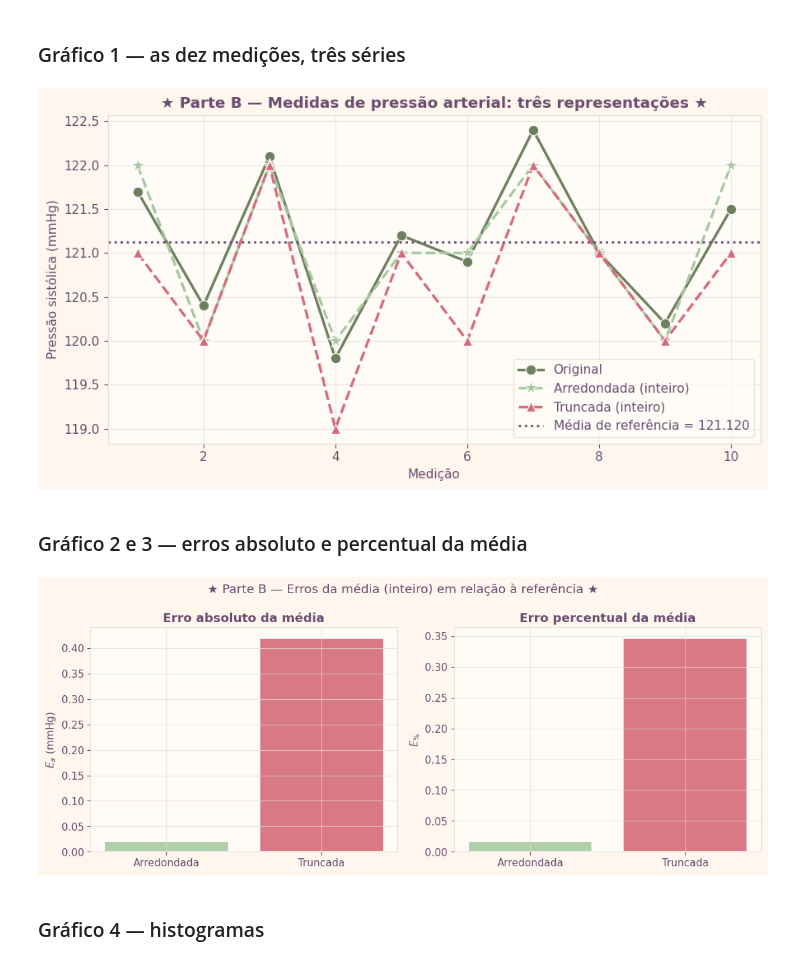
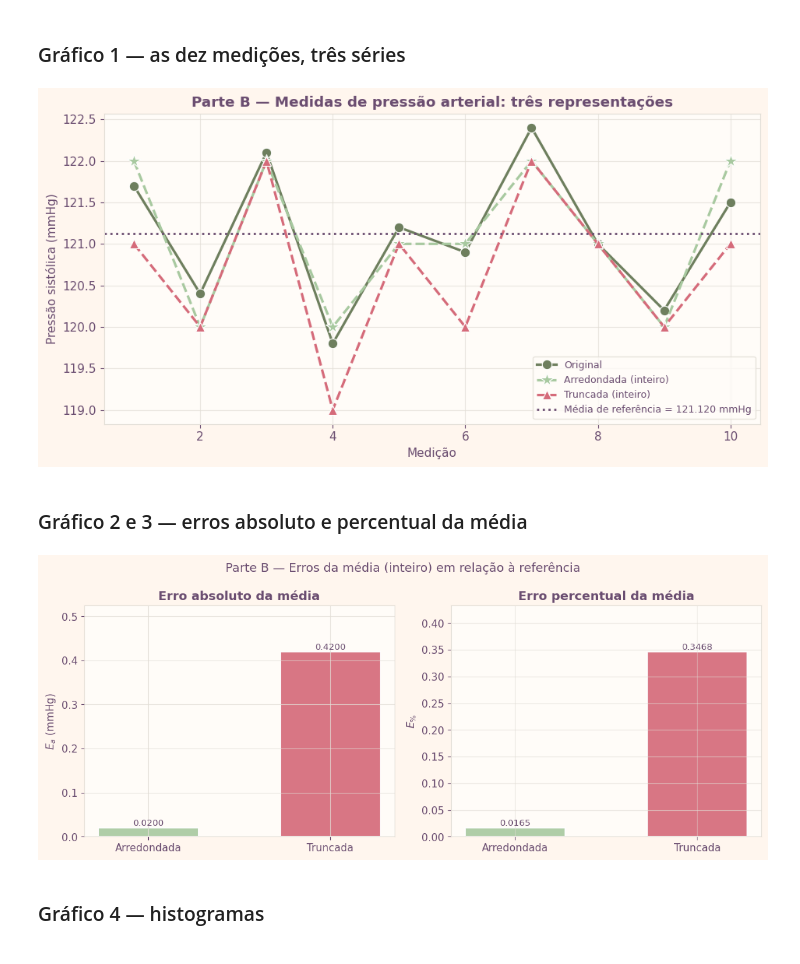
Before and after one commit to bnatsumi/calculo-numerico, a Jupyter notebook: CN_Atividade_Prática_1_NB.ipynb, the cells around one changed output. Cells and saved outputs as stored; diff of their text form; code cells hidden in the pictures.

```diff
--- a/CN_Atividade_Prática_1_NB.ipynb
+++ b/CN_Atividade_Prática_1_NB.ipynb
@@ -245,47 +302,61 @@ estiliza_tabela(tabela_B, formato={
 # %% [markdown]
 ### Gráfico 1 — as dez medições, três séries
 # %%
-x_idx = np.arange(1, 11)
-plt.figure(figsize=(9, 5))
+x_idx = np.arange(1, 11)   # eixo x = número da medição (1 a 10)
+
+plt.figure(figsize=(9.5, 5))
 plt.plot(x_idx, serie_original, marker="o", markersize=9, linewidth=2.3, color=COR_ORIGINAL,
          label="Original", markeredgecolor="white", markeredgewidth=0.8)
+# As séries aproximadas vão tracejadas e com marcadores diferentes: como elas
+# ficam quase em cima da original, sem isso não daria para distinguir as três.
 plt.plot(x_idx, serie_arredondada, marker="*", markersize=13, linewidth=2.3, linestyle="--",
          color=COR_ARREDONDADO, label="Arredondada (inteiro)", markeredgecolor="white", markeredgewidth=0.8)
 plt.plot(x_idx, serie_truncada, marker="^", markersize=9, linewidth=2.3, linestyle="--",
          color=COR_TRUNCADO, label="Truncada (inteiro)", markeredgecolor="white", markeredgewidth=0.8)
-plt.axhline(media_ref, color=COR_REF, linestyle=":", linewidth=2, label=f"Média de referência = {media_ref:.3f}")
+# Linha horizontal na média de referência, para ver o espalhamento em volta dela.
+plt.axhline(media_ref, color=COR_REF, linestyle=":", linewidth=2,
+            label=f"Média de referência = {media_ref:.3f} mmHg")
 plt.xlabel("Medição")
 plt.ylabel("Pressão sistólica (mmHg)")
-plt.title("★ Parte B — Medidas de pressão arterial: três representações ★")
-plt.legend()
+plt.title("Parte B — Medidas de pressão arterial: três representações")
+plt.legend(fontsize=9)
 plt.tight_layout()
 plt.savefig("parteB_series.png", dpi=150, bbox_inches="tight")
 plt.show()
 # %% [output]
-[figure, old version]
+[figure, new version]
 # %% [markdown]
 ### Gráfico 2 e 3 — erros absoluto e percentual da média
 # %%
-fig, axs = plt.subplots(1, 2, figsize=(11, 4.5))
+fig, axs = plt.subplots(1, 2, figsize=(11, 4.6))
+
 series_nomes = ["Arredondada", "Truncada"]
 cores_bar = [COR_ARREDONDADO, COR_TRUNCADO]
+# Linha 0 da tabela é a série original (erro zero), por isso pego só as linhas 1 e 2.
 Ea_vals = [tabela_B.loc[1, "Ea_media"], tabela_B.loc[2, "Ea_media"]]
 Ep_vals = [tabela_B.loc[1, "E%_media"], tabela_B.loc[2, "E%_media"]]
 
-axs[0].bar(series_nomes, Ea_vals, color=cores_bar, edgecolor="white", linewidth=1.5, alpha=0.9)
-axs[0].set_title("Erro absoluto da média")
-axs[0].set_ylabel("$E_a$ (mmHg)")
+for ax, valores, titulo, rotulo, fmt in [
+    (axs[0], Ea_vals, "Erro absoluto da média", "$E_a$ (mmHg)", "{:.4f}"),
+    (axs[1], Ep_vals, "Erro percentual da média", "$E_\\%$", "{:.4f}"),
+]:
+    barras = ax.bar(series_nomes, valores, color=cores_bar, edgecolor="white",
+                    linewidth=1.5, alpha=0.92, width=0.55)
+    # Escrevo o valor em cima de cada barra: os dois erros são muito diferentes
+    # de tamanho e só pelo eixo fica difícil ler o número exato.
+    for b, v in zip(barras, valores):
+        ax.text(b.get_x() + b.get_width() / 2, v, fmt.format(v),
+                ha="center", va="bottom", fontsize=9.5, color=COR_REF)
+    ax.set_ylim(0, max(valores) * 1.25)   # espaço extra em cima para o rótulo caber
+    ax.set_title(titulo)
+    ax.set_ylabel(rotulo)
 
-axs[1].bar(series_nomes, Ep_vals, color=cores_bar, edgecolor="white", linewidth=1.5, alpha=0.9)
-axs[1].set_title("Erro percentual da média")
-axs[1].set_ylabel("$E_\\%$")
-
-plt.suptitle("★ Parte B — Erros da média (inteiro) em relação à referência ★")
+plt.suptitle("Parte B — Erros da média (inteiro) em relação à referência", fontsize=13)
 plt.tight_layout()
 plt.savefig("parteB_erros_media.png", dpi=150, bbox_inches="tight")
 plt.show()
 # %% [output]
-[figure, old version]
+[figure, new version]
 # %% [markdown]
 ### Gráfico 4 — histogramas
 # %%
```
Also changed, not shown: parts of 34 cells of this notebook.
